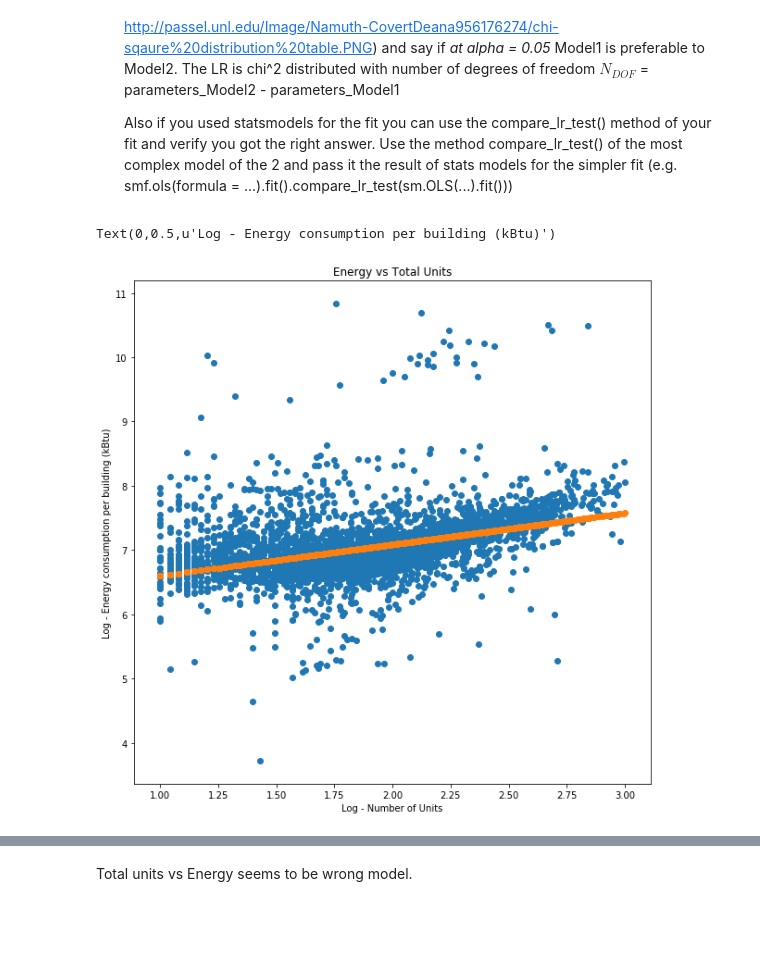
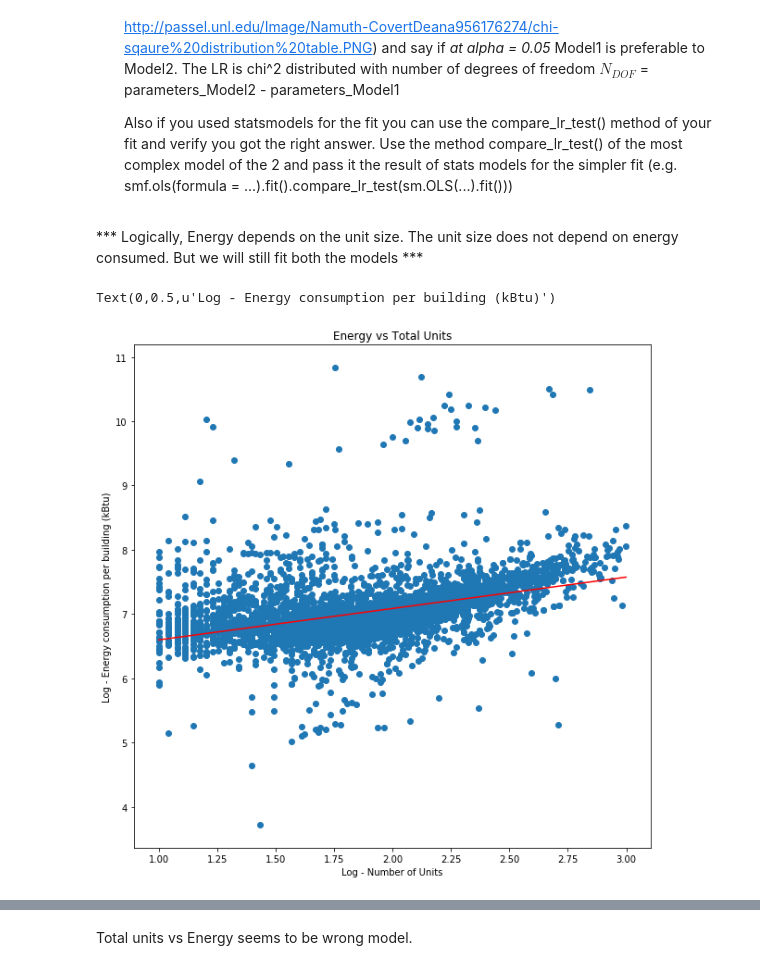
Before and after one commit to srikanth261/PUI2017_sn2495, a Jupyter notebook: HW6_sn2495/HW6_sn2495.ipynb, the cells around one changed output, grey strips where cells are left out. Drawn from its saved outputs; the diff is of its cells as text; code cells hidden in the pictures; blank space fills up the shorter version.

```diff
--- a/HW6_sn2495/HW6_sn2495.ipynb
+++ b/HW6_sn2495/HW6_sn2495.ipynb
@@ -352,24 +352,26 @@ which is the "logical" IV: what are we assuming depends on what? energy on size
 # fits and plots here
 # your plots should show datapoints (as scatter plot) and models (as lines)
 # Make sure your model for the quadratic fit looks right: dont just join the points, you need to sort them first!
+# %% [markdown]
+*** Logically, Energy depends on the unit size. The unit size does not depend on energy consumed. But we will still fit both the models ***
 # %%
 # Energy vs units
 
 X = sm.add_constant(np.log10(x))
 
 linmodel_1 = sm.OLS(log_y, X, missing='drop').fit() # ignores entires
 
 y_hat = linmodel_1.predict(X)
 
 fig,ax = plt.subplots(1,1,figsize = (10,10))
 ax.scatter(np.log10(x), log_y)
-ax.scatter(np.log10(x),y_hat)
+ax.plot(np.sort(np.log10(x)),np.sort(y_hat), color = 'red')
 plt.title('Energy vs Total Units')
 plt.xlabel('Log - Number of Units')
 plt.ylabel('Log - Energy consumption per building (kBtu)')
 # %% [output]
 Text(0,0.5,u'Log - Energy consumption per building (kBtu)')
-[figure, old version]
+[figure, new version]
 # %%
 linmodel_1.summary()
 # %% [output]
```
Also changed, not shown: parts of 10 cells of this notebook.
